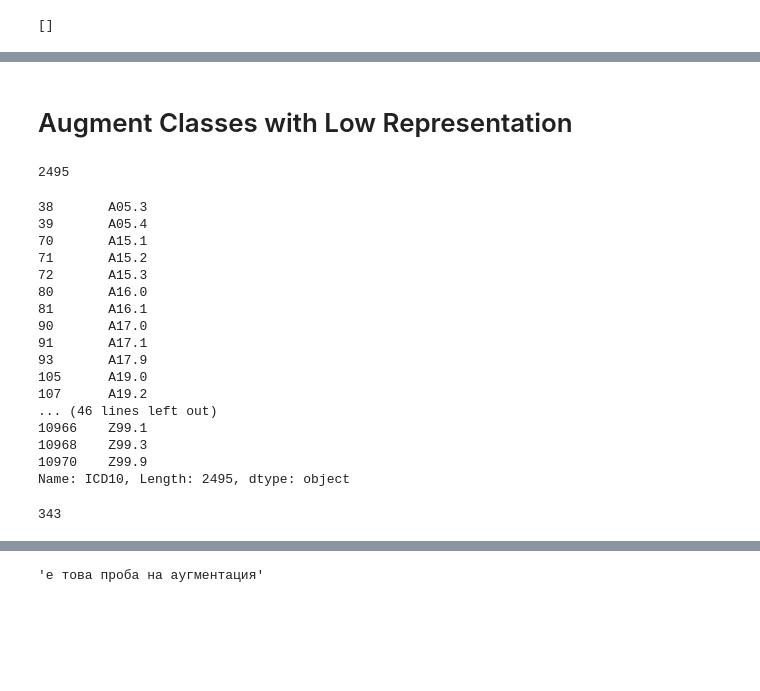
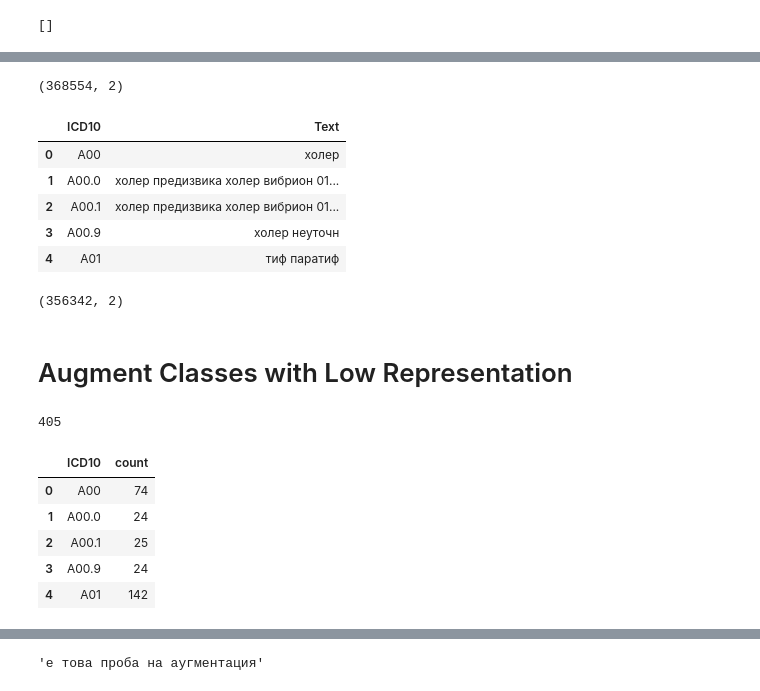
Before and after one commit to BorisVelichkov/icd10-slavic-multilingual-bert, a Jupyter notebook: notebooks/Prepare-Data-ICD10.ipynb, the cells around one changed output, grey strips where cells are left out. Drawn from its saved outputs; the diff is of its cells as text; code cells hidden in the pictures; blank space fills up the shorter version.

```diff
--- a/notebooks/Prepare-Data-ICD10.ipynb
+++ b/notebooks/Prepare-Data-ICD10.ipynb
@@ -217,0 +254,7 @@ print(differences_3sign)
+# %%
+# trim the class label to 3 signs if it's in the small class list
+def collapse_label(label):
+    if label in small_classes_4sign_unique and len(label) > 3:
+        return label[0:3]
+    else:
+        return label
@@ -218,28 +265,25 @@ print(differences_3sign)
+# %%
+# collapse the small classes to their parent classes
+df_4sign_collapsed = pd.DataFrame({
+            LABEL_COLUMN:df_4sign_stemmed[LABEL_COLUMN].apply(lambda x: collapse_label(x)),
+            TEXT_COLUMN:df_4sign_stemmed[TEXT_COLUMN]
+            })
+print(df_4sign_collapsed.shape)
+
+df_4sign_collapsed.head()
+# %% [output]
+(368554, 2)
+|  | ICD10 | Text |
+| 0 | A00 | холер |
+| 1 | A00.0 | холер предизвика холер вибрион 01... |
+| 2 | A00.1 | холер предизвика холер вибрион 01... |
+| 3 | A00.9 | холер неуточн |
+| 4 | A01 | тиф паратиф |
+# %%
+# remove any duplicates
+df_4sign_collapsed = df_4sign_collapsed.drop_duplicates()
+df_4sign_collapsed.shape
+# %% [output]
+(356342, 2)
 # %% [markdown]
 # Augment Classes with Low Representation
-# %%
-groups_4sign = df_4sign_stemmed.groupby(LABEL_COLUMN).count().reset_index()
-small_classes_4sign = groups_4sign[groups_4sign[TEXT_COLUMN] < 3][LABEL_COLUMN]
-len(small_classes_4sign)
-# %% [output]
-2495
-# %%
-small_classes_4sign
-# %% [output]
-38       A05.3
-39       A05.4
-70       A15.1
-71       A15.2
-72       A15.3
-80       A16.0
-81       A16.1
-90       A17.0
-91       A17.1
-93       A17.9
-105      A19.0
-107      A19.2
-... (46 lines left out)
-10966    Z99.1
-10968    Z99.3
-10970    Z99.9
-Name: ICD10, Length: 2495, dtype: object
@@ -248 +290,18 @@ df_small_classes_4sign = df_4sign_stemmed[df_4sign_stemmed[LABEL_COLUMN].isin(sm
+# %%
+# calculate number of small classes (they are 3-sign classes only and can't be collapsed)
+groups_4sign_collapsed = df_4sign_collapsed.groupby(LABEL_COLUMN).count().reset_index()
+groups_4sign_collapsed.columns= [LABEL_COLUMN, 'count']
+small_classes_4sign_collapsed = groups_4sign_collapsed[groups_4sign_collapsed['count'] <= 5][LABEL_COLUMN]
+len(small_classes_4sign_collapsed)
+# %% [output]
+405
+# %%
+groups_4sign_collapsed.head()
+# %% [output]
+|  | ICD10 | count |
+| 0 | A00 | 74 |
+| 1 | A00.0 | 24 |
+| 2 | A00.1 | 25 |
+| 3 | A00.9 | 24 |
+| 4 | A01 | 142 |
 # %%
@@ -250,6 +308,0 @@ df_small_classes_4sign.to_csv('{0}small_classes_4sign.csv'.format(BASE_PATH), se
-# %%
-groups_3sign = df_3sign_stemmed.groupby(LABEL_COLUMN).count().reset_index()
-small_classes_3sign = groups_3sign[groups_3sign[TEXT_COLUMN] < 3][LABEL_COLUMN]
-len(small_classes_3sign)
-# %% [output]
-343
```
Also changed, not shown: parts of 48 cells of this notebook, 23 other files.
